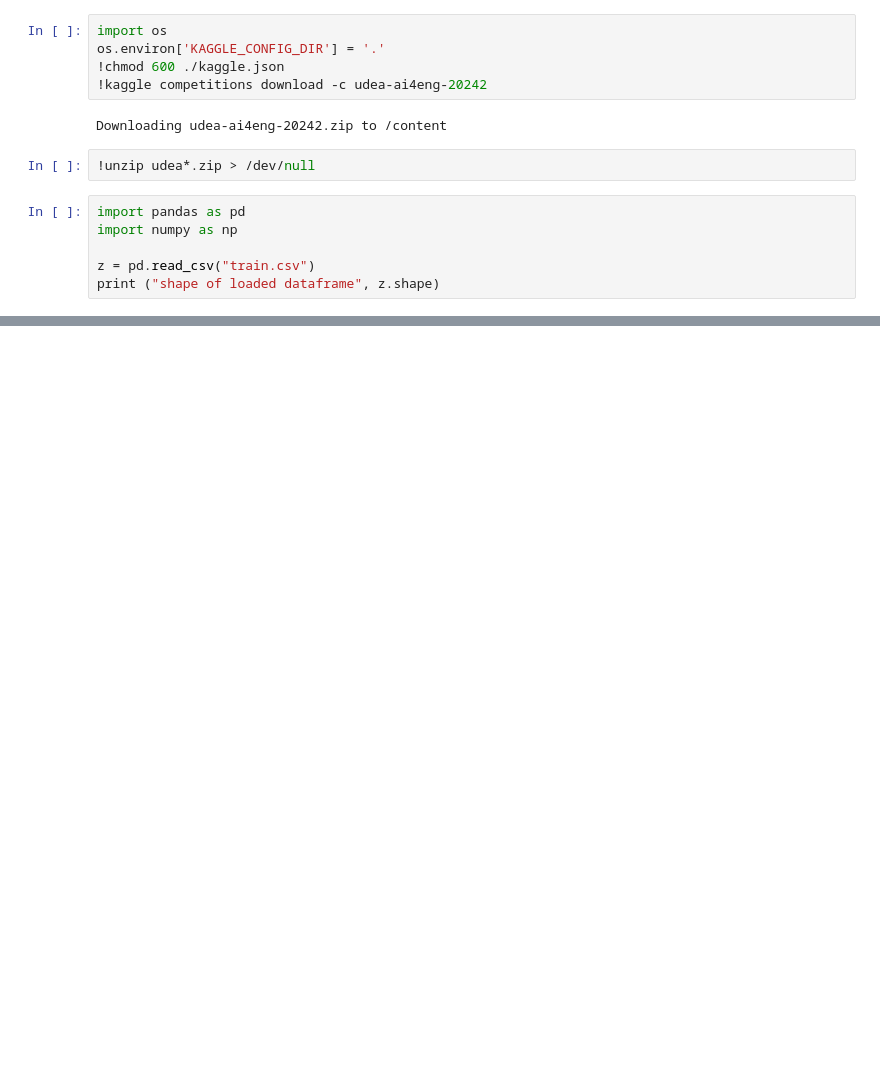
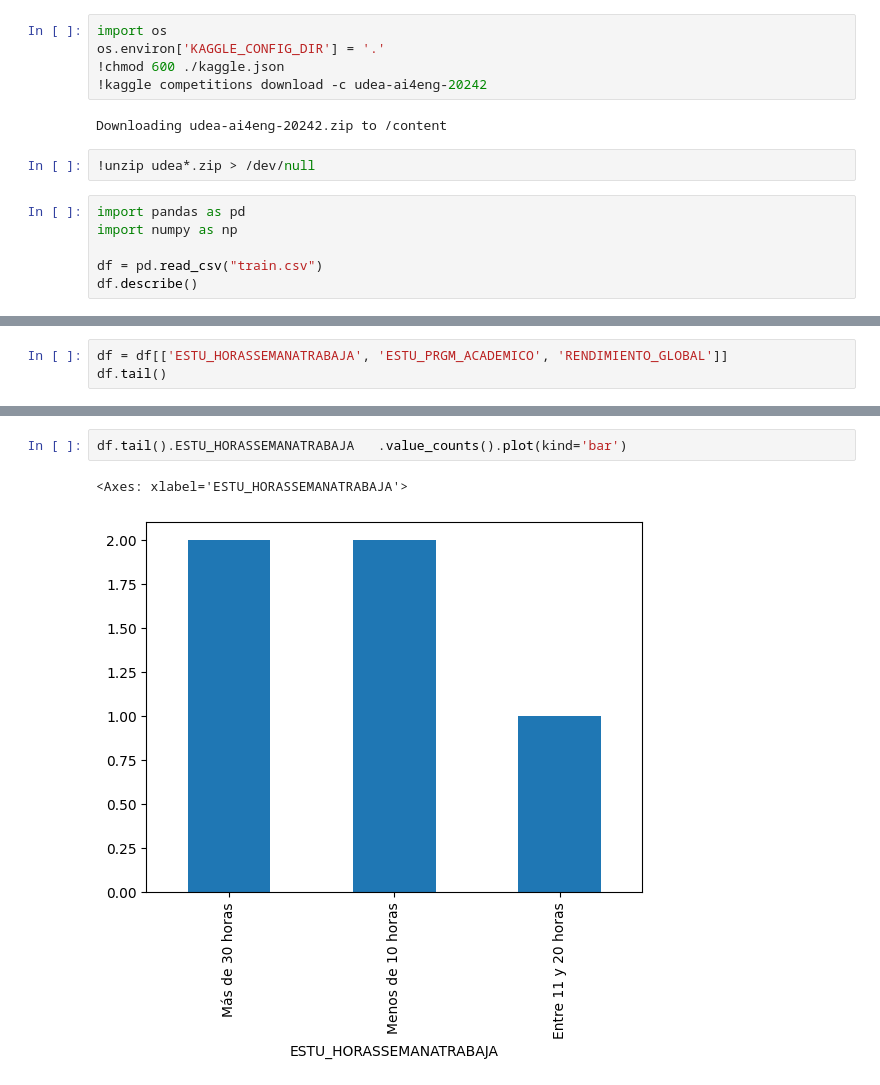
Before and after one commit to estivenalv/proyectoIA, a Jupyter notebook: 01_exploración.ipynb, the cells around one changed output, grey strips where cells are left out. Cells and saved outputs as stored; diff of their text form; blank space fills up the shorter version.

```diff
--- a/01_exploración.ipynb
+++ b/01_exploración.ipynb
@@ -13,5 +13,5 @@ Downloading udea-ai4eng-20242.zip to /content
 import pandas as pd
 import numpy as np
 
-z = pd.read_csv("train.csv")
-print ("shape of loaded dataframe", z.shape)
+df = pd.read_csv("train.csv")
+df.describe()
@@ -17,0 +37,3 @@ print ("shape of loaded dataframe", z.shape)
+# %%
+df = df[['ESTU_HORASSEMANATRABAJA', 'ESTU_PRGM_ACADEMICO', 'RENDIMIENTO_GLOBAL']]
+df.tail()
@@ -17,0 +47,5 @@ print ("shape of loaded dataframe", z.shape)
+# %%
+df.tail().ESTU_HORASSEMANATRABAJA	.value_counts().plot(kind='bar')
+# %% [output]
+<Axes: xlabel='ESTU_HORASSEMANATRABAJA'>
+[figure, added]
```
Also changed, not shown: parts of 4 cells of this notebook.
